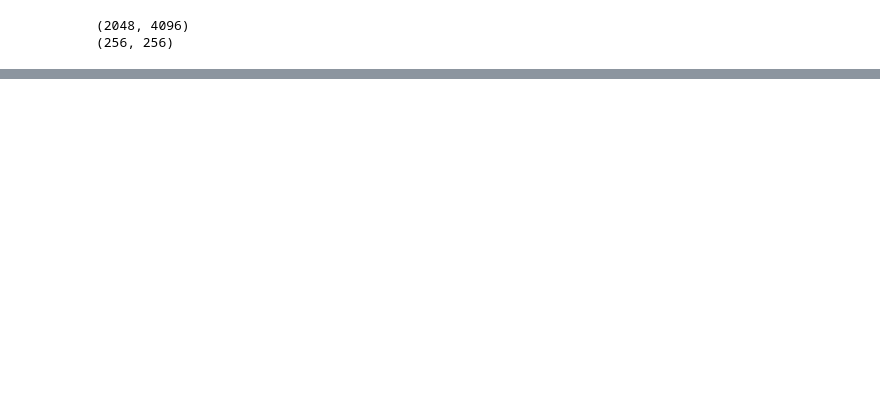
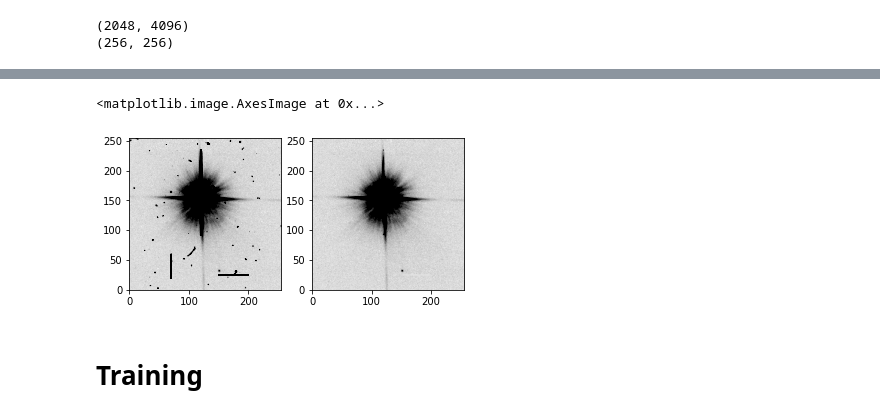
Before and after one commit to kgb0255/deepCR_james, a Jupyter notebook: getting_started.ipynb, the cells around one changed output, grey strips where cells are left out. Drawn from its saved outputs; the diff is of its cells as text; code cells hidden in the pictures; blank space fills up the shorter version.

```diff
--- a/getting_started.ipynb
+++ b/getting_started.ipynb
@@ -165,0 +65,13 @@ Text(0.5, 1.0, 'Realistic dark frame \n(with bias, read noise)')
+# %%
+custom = image2.copy()
+custom[20:60,70]= 60000
+custom[25,150:200] = 50000
+mask, custom_clean = mdl.clean(custom, threshold = 0.5)
+fig, axs = plt.subplots(1,2)
+axs[0].imshow(custom, vmin = 0, vmax = 250, cmap = 'gray_r', origin = 'lower')
+axs[1].imshow(custom_clean, vmin = 0, vmax = 250, cmap = 'gray_r', origin = 'lower')
+# %% [output]
+<matplotlib.image.AxesImage at 0x...>
+[figure, added]
+# %% [markdown]
+# Training
```
Also changed, not shown: parts of 25 cells of this notebook.
